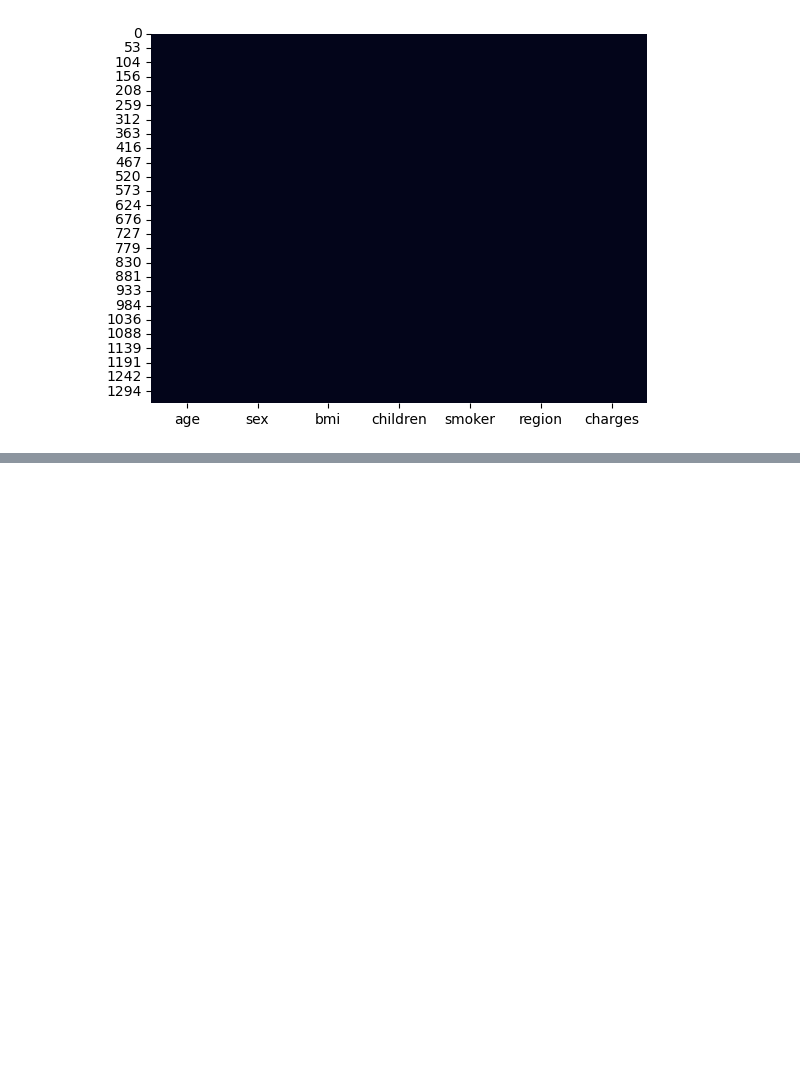
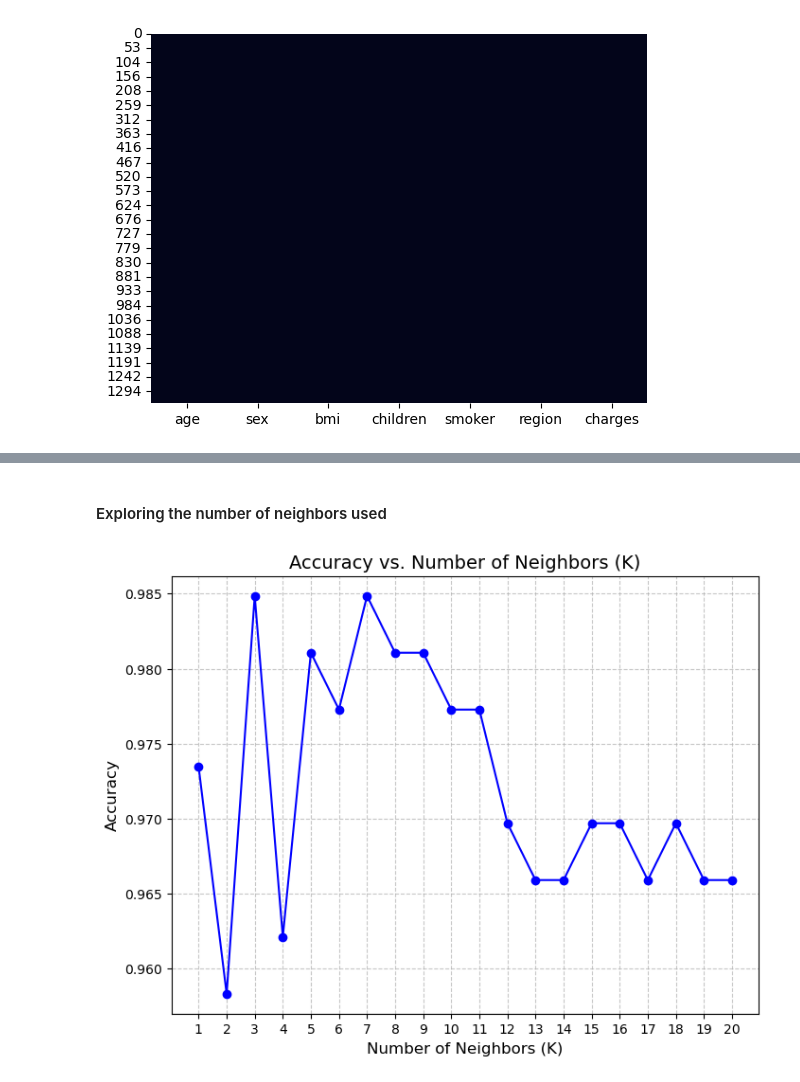
Before and after one commit to LiamUpstoneSmith/MLA_CW_Insurance, a Jupyter notebook: 21017958_insurance.ipynb, the cells around one changed output, grey strips where cells are left out. Saved outputs shown, nothing was run; the diff lists cells and outputs as text; code cells hidden in the pictures; blank space fills up the shorter version.

```diff
--- a/21017958_insurance.ipynb
+++ b/21017958_insurance.ipynb
@@ -37,13 +47,13 @@ dtype: int64
 [figure]
 # %%
 # Dropping the rows with missing values
-clean_df = df.dropna()
+df = df.dropna()
 
 # Checking if there are any empty values
-print(clean_df.isnull().sum())
+print(df.isnull().sum())
 
 # Creates heatmap of values to show no missing values
-sns.heatmap(clean_df.isnull(), cbar=False)
+sns.heatmap(df.isnull(), cbar=False)
 # %% [output]
 age         0
 sex         0
@@ -99,0 +118,24 @@ plt.show()
+# %% [markdown]
+#### Exploring the number of neighbors used
+# %%
+# Vary the number of neighbors
+neighbors = range(1, 21)
+accuracies = []
+
+for k in neighbors:
+    knn = KNeighborsClassifier(n_neighbors=k)
+    knn.fit(X_train_scaled, y_train)
+    y_pred = knn.predict(X_test_scaled)
+    accuracies.append(accuracy_score(y_test, y_pred))
+
+# Plot the results
+plt.figure(figsize=(8, 6))
+plt.plot(neighbors, accuracies, marker='o', linestyle='-', color='blue')
+plt.title('Accuracy vs. Number of Neighbors (K)', fontsize=14)
+plt.xlabel('Number of Neighbors (K)', fontsize=12)
+plt.ylabel('Accuracy', fontsize=12)
+plt.xticks(neighbors)
+plt.grid(linestyle='--', alpha=0.7)
+plt.show()
+# %% [output]
+[figure, added]
```
Also changed, not shown: parts of 14 cells of this notebook, 1 other file.
